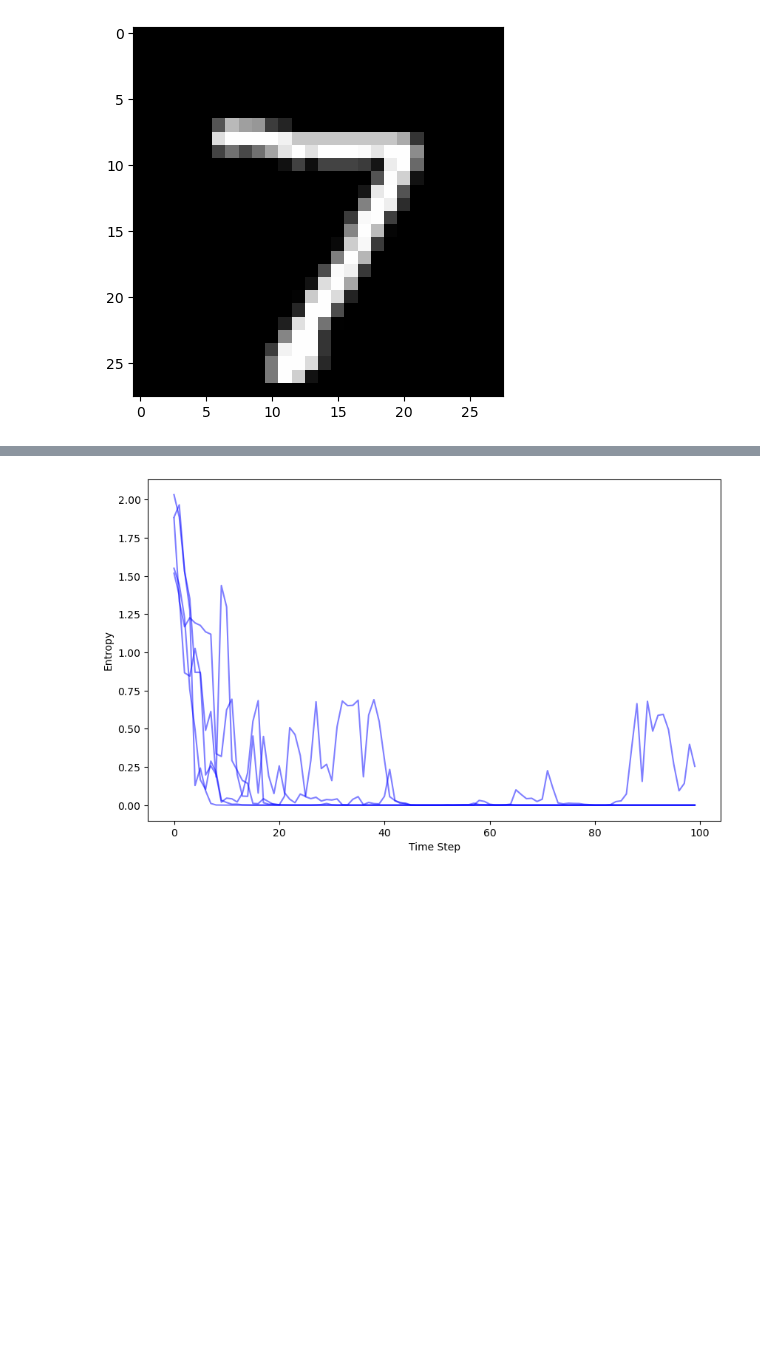
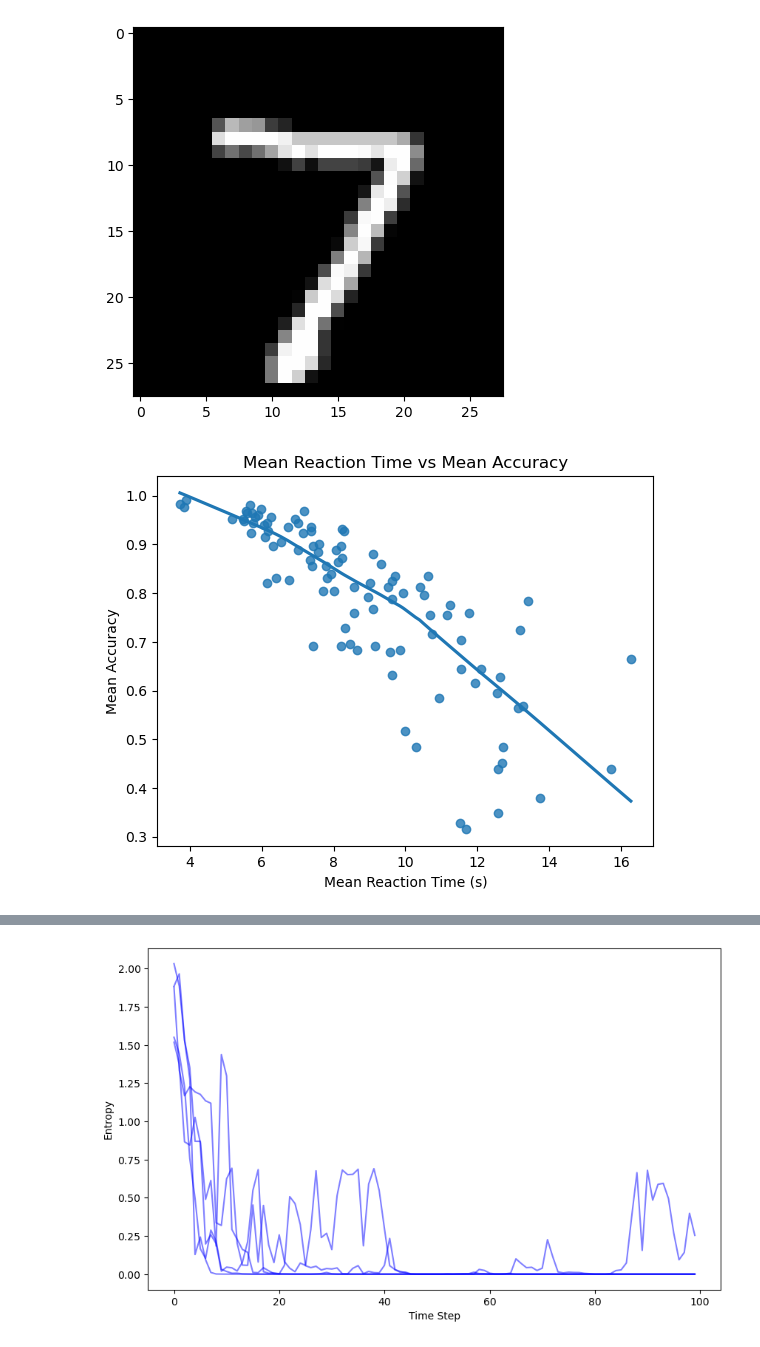
Before and after one commit to hayden-johnson/poisson-ssm, a Jupyter notebook: pssm.ipynb, the cells around one changed output, grey strips where cells are left out. Cells and saved outputs as stored; diff of their text form; code cells hidden in the pictures; blank space fills up the shorter version.

```diff
--- a/pssm.ipynb
+++ b/pssm.ipynb
@@ -3,5 +6,12 @@ from run import build
 # %%
-encoder, decoder = build()
+pssm, ds_test = build(
+    load_encoder_path="./networks/encoder.ckpt",
+    load_decoder_path="./networks/decoder_net_dataset_100_10_8000_100.ckpt",
+    load_decoder_dataset_path="./data/Datasets/decoder/decoder_dataset_100_5_1000_100.pt"
+)
+
+pssm.encoder.to('cpu')
+pssm.decoder.to('cpu')
 # %% [output]
 Generating encoder dataset... Done.
 Loading encoder from checkpoint... 1
@@ -23,16 +27,33 @@ Saving decoder checkpoint... Done.
-# %%
-import matplotlib.pyplot as plt
-import torch
-from torchvision import datasets
-
-data_dir = './data/Datasets'
-ds_test = datasets.MNIST(data_dir, train=False, download=True).data
-ds_test_targets = datasets.MNIST(data_dir, train=False, download=True).targets
-ds_test = (ds_test.float().reshape(-1, 784)/255)
 # %%
-img = ds_test[0]
+img = ds_test[0][0]
 
 plt.imshow(img.reshape(28, 28), cmap='gray')
 # %% [output]
 <matplotlib.image.AxesImage at 0x...>
 [figure]
+# %%
+from tqdm.notebook import trange
+import numpy as np
+import seaborn as sns
+
+mean_rts, mean_accuracies = [], []
+
+n_tests = 1000
+for i in trange(n_tests):
+    img, label = ds_test[i]
+    rts, action, entropies = pssm.get_rts(img, threshold=.75, n_repeats=100, plot_results=False)
+
+    mean_accuracies.append((action == label).float().mean())
+    mean_rts.append(np.mean(rts))
+
+mean_accuracies = np.array(mean_accuracies)
+mean_rts = np.array(mean_rts)
+# %%
+# regression plot for mean_rts vs mean_accuracies
+sns.regplot(x=mean_rts, y=mean_accuracies, lowess=True, color='slategray', line_kws={'color': 'slategrey'})
+plt.xlabel('Mean Reaction Time (s)')
+plt.ylabel('Mean Accuracy')
+plt.title('Mean Reaction Time vs Mean Accuracy')
+plt.show()
+# %% [output]
+[figure, added]
```
Also changed, not shown: parts of 7 cells of this notebook.
